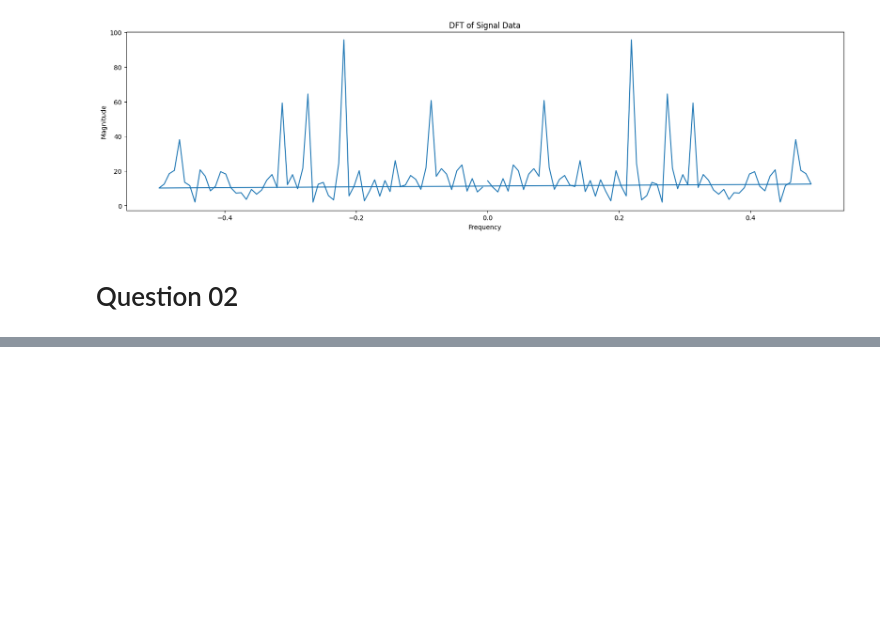
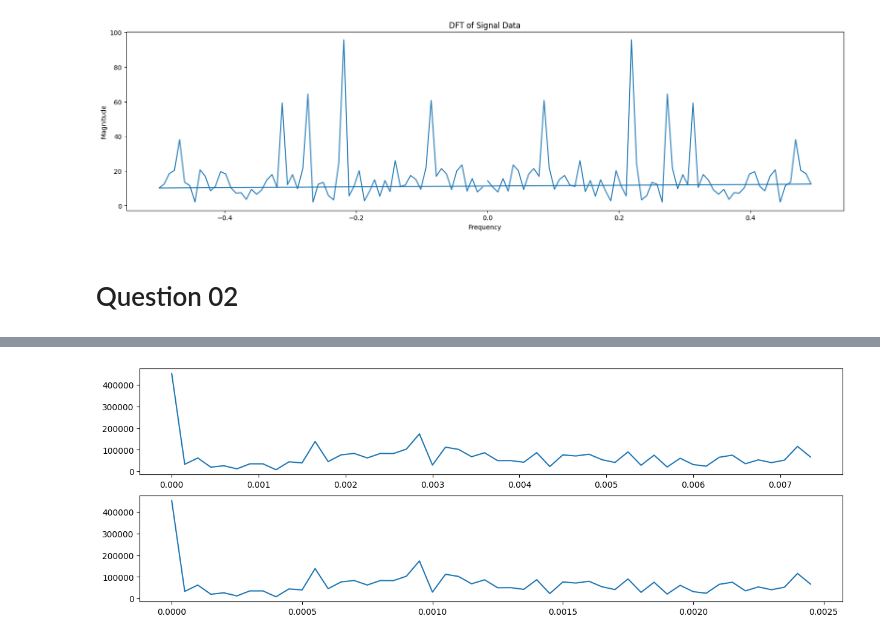
Before and after one commit to Vgr20/EN_3551_Assignment_01, a Jupyter notebook: Assignment.ipynb, the cells around one changed output, grey strips where cells are left out. Saved outputs shown, nothing was run; the diff lists cells and outputs as text; code cells hidden in the pictures; blank space fills up the shorter version.

```diff
--- a/Assignment.ipynb
+++ b/Assignment.ipynb
@@ -124,0 +224,7 @@ plt.show()
+# %%
+fig,ax = plt.subplots(2,1,figsize=(15,5))
+ax[0].plot(frequency_Obins_2[:50], np.abs(dft_Oresult_2[:50]))
+ax[1].plot(frequency_bins_2[:50], np.abs(dft_result2[:50]))
+plt.show()
+# %% [output]
+[figure, added]
```
Also changed, not shown: parts of 8 cells of this notebook, 1 other file.
